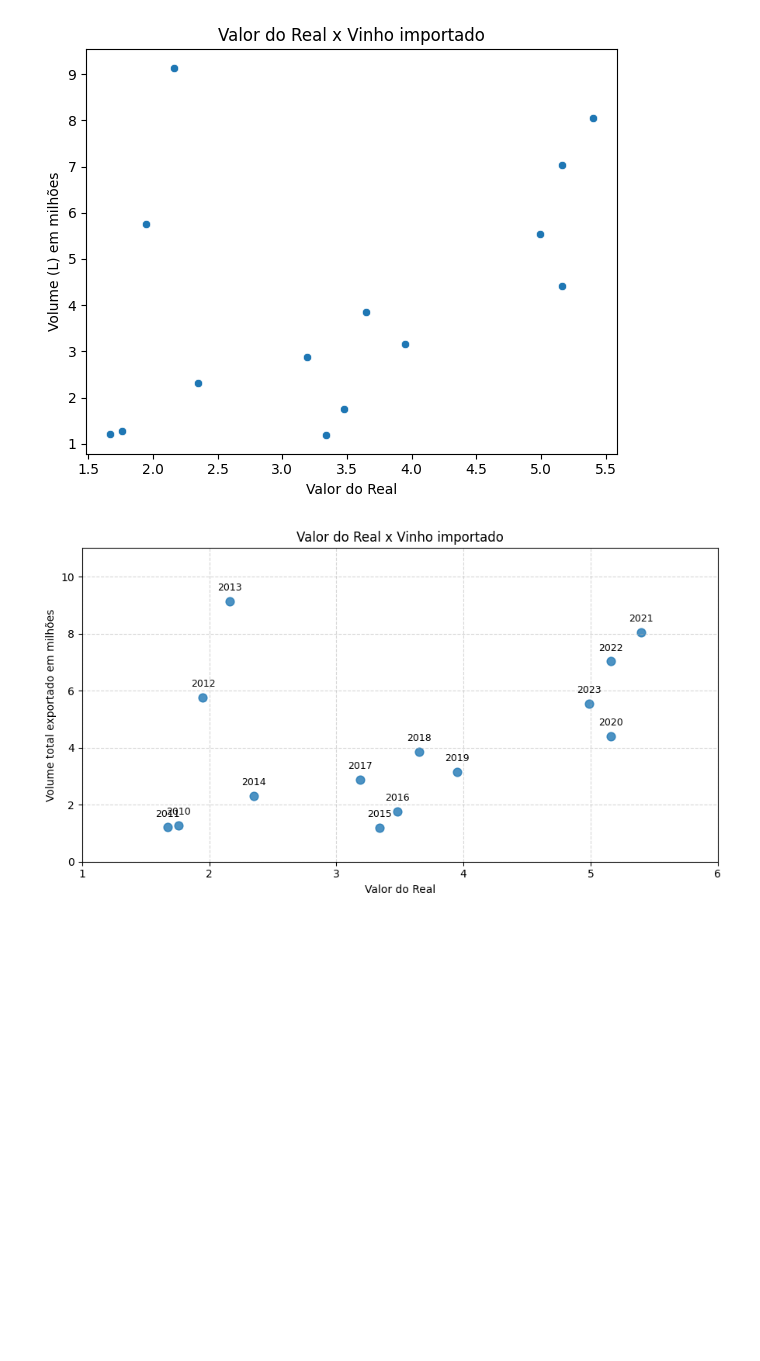
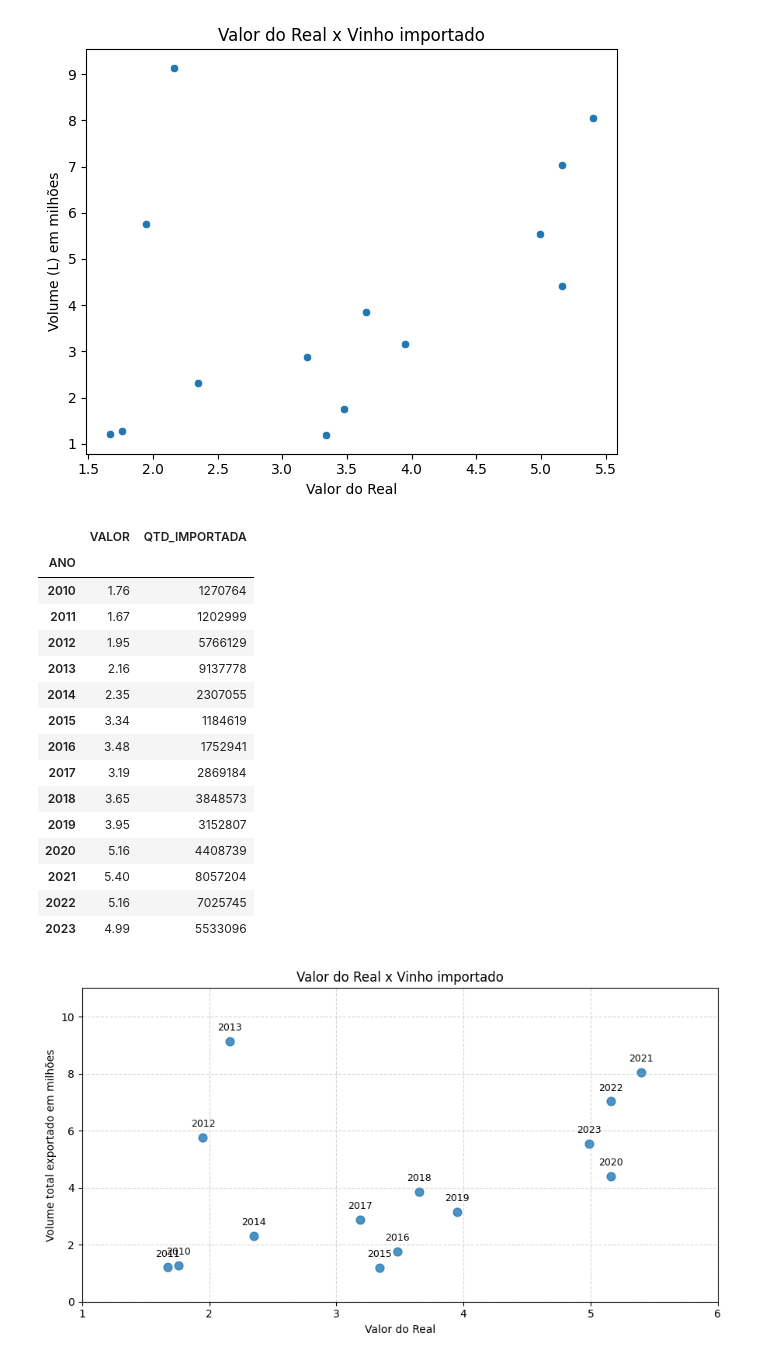
Before and after one commit to Guilhermecst/Tech-Challenge-Fase1, a Jupyter notebook: tech-challenge.ipynb, the cells around one changed output. Drawn from its saved outputs; the diff is of its cells as text; code cells hidden in the pictures; blank space fills up the shorter version.

```diff
--- a/tech-challenge.ipynb
+++ b/tech-challenge.ipynb
@@ -1169,6 +1170,25 @@ plt.tight_layout()
 plt.show()
 # %% [output]
 [figure]
+# %%
+df_valorizacao_real_volume_exportado
+# %% [output]
+|  | VALOR | QTD_IMPORTADA |
+| ANO |  |  |
+| 2010 | 1.76 | 1270764 |
+| 2011 | 1.67 | 1202999 |
+| 2012 | 1.95 | 5766129 |
+| 2013 | 2.16 | 9137778 |
+| 2014 | 2.35 | 2307055 |
+| 2015 | 3.34 | 1184619 |
+| 2016 | 3.48 | 1752941 |
+| 2017 | 3.19 | 2869184 |
+| 2018 | 3.65 | 3848573 |
+| 2019 | 3.95 | 3152807 |
+| 2020 | 5.16 | 4408739 |
+| 2021 | 5.40 | 8057204 |
+| 2022 | 5.16 | 7025745 |
+| 2023 | 4.99 | 5533096 |
 # %%
 plt.figure(figsize=(9, 5))
 
```
Also changed, not shown: parts of 4 cells of this notebook.
